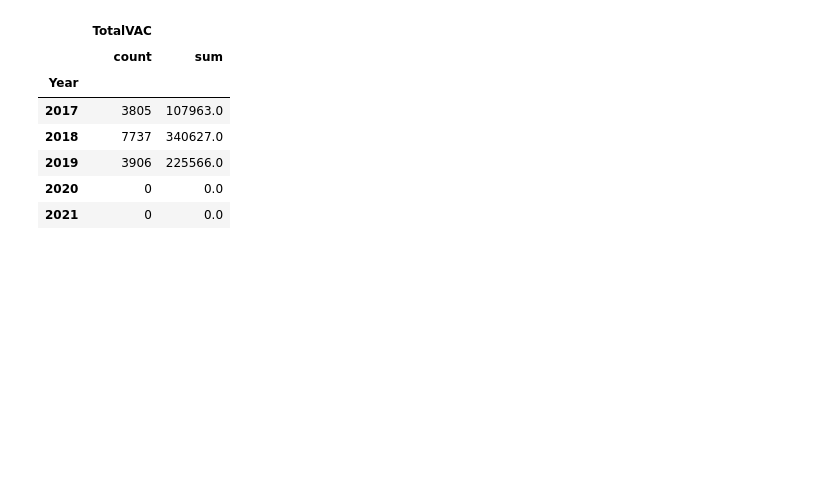
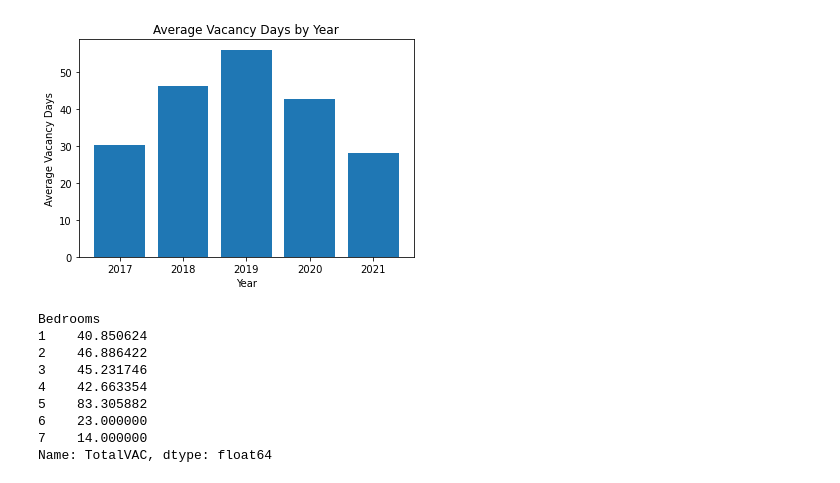
Before and after one commit to Anguyensfg/project-one, a Jupyter notebook: Untitled-1.ipynb, the cells around one changed output. Saved outputs shown, nothing was run; the diff lists cells and outputs as text; code cells hidden in the pictures; blank space fills up the shorter version.

```diff
--- a/Untitled-1.ipynb
+++ b/Untitled-1.ipynb
@@ -67,0 +113,4 @@ df
+# %%
+#year_groupby = df.groupby(by='Year',as_index=True)['VUDays']['	VTDays']['TotalVAC'].mean()
+year_groupby = df.groupby(by='Year',as_index=True)[['VUDays', 'VTDays', 'TotalVAC']].mean()
+year_groupby.head(30)
@@ -68,12 +125,21 @@ df
+# %%
+plt.bar(year_groupby.index, year_groupby.values)
+plt.xlabel('Year')
+plt.ylabel('Average Vacancy Days')
+plt.title('Average Vacancy Days by Year')
+plt.show()
+# %% [output]
+[figure, added]
 # %%
-year_groupby = df.groupby(by='Year',as_index=True).agg({'TotalVAC':['count', 'sum']})
-year_groupby.head()
+rooms_groupby = df.groupby(by='Bedrooms',as_index=True)['TotalVAC'].mean()
+rooms_groupby
 # %% [output]
-|  | TotalVAC |  |
-|  | count | sum |
-| Year |  |  |
-| 2017 | 3805 | 107963.0 |
-| 2018 | 7737 | 340627.0 |
-| 2019 | 3906 | 225566.0 |
-| 2020 | 0 | 0.0 |
-| 2021 | 0 | 0.0 |
+Bedrooms
+1    40.850624
+2    46.886422
+3    45.231746
+4    42.663354
+5    83.305882
+6    23.000000
+7    14.000000
+Name: TotalVAC, dtype: float64
```
Also changed, not shown: parts of 11 cells of this notebook.
